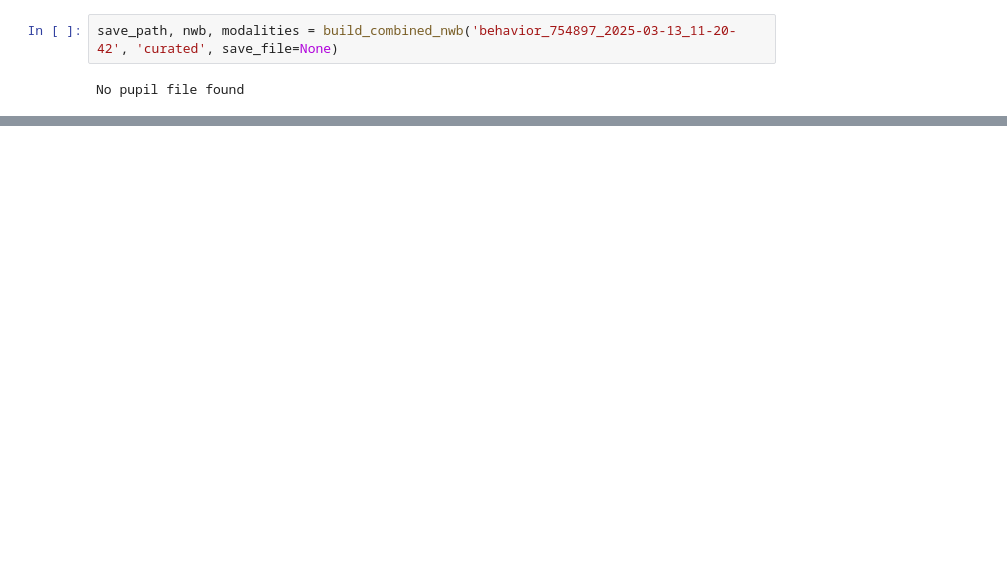
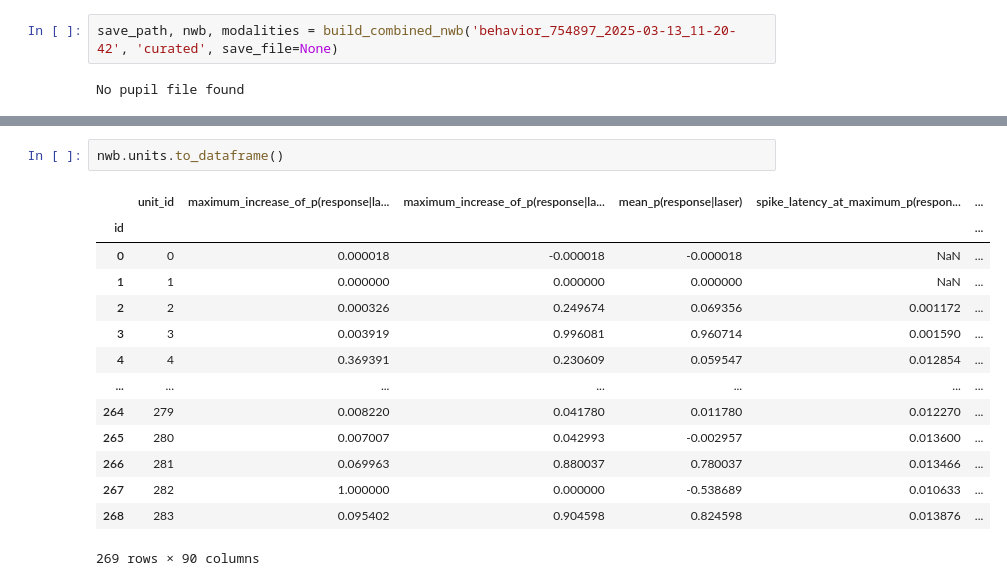
Before and after one commit to AllenNeuralDynamics/aind-beh-ephys-analysis, a Jupyter notebook: code/data_management/test_nwb.ipynb, the cells around one changed output, grey strips where cells are left out. Cells and saved outputs as stored; diff of their text form; blank space fills up the shorter version.

```diff
--- a/code/data_management/test_nwb.ipynb
+++ b/code/data_management/test_nwb.ipynb
@@ -409,0 +560,17 @@ Fields:
+# %%
+nwb.units.to_dataframe()
+# %% [output]
+|  | unit_id | maximum_increase_of_p(response|la... | maximum_increase_of_p(response|la... | mean_p(response|laser) | spike_latency_at_maximum_p(respon... | ... |
+| id |  |  |  |  |  | ... |
+| 0 | 0 | 0.000018 | -0.000018 | -0.000018 | NaN | ... |
+| 1 | 1 | 0.000000 | 0.000000 | 0.000000 | NaN | ... |
+| 2 | 2 | 0.000326 | 0.249674 | 0.069356 | 0.001172 | ... |
+| 3 | 3 | 0.003919 | 0.996081 | 0.960714 | 0.001590 | ... |
+| 4 | 4 | 0.369391 | 0.230609 | 0.059547 | 0.012854 | ... |
+| ... | ... | ... | ... | ... | ... | ... |
+| 264 | 279 | 0.008220 | 0.041780 | 0.011780 | 0.012270 | ... |
+| 265 | 280 | 0.007007 | 0.042993 | -0.002957 | 0.013600 | ... |
+| 266 | 281 | 0.069963 | 0.880037 | 0.780037 | 0.013466 | ... |
+| 267 | 282 | 1.000000 | 0.000000 | -0.538689 | 0.010633 | ... |
+| 268 | 283 | 0.095402 | 0.904598 | 0.824598 | 0.013876 | ... |
+269 rows × 90 columns
```
Also changed, not shown: parts of 19 cells of this notebook, 2 other files.
